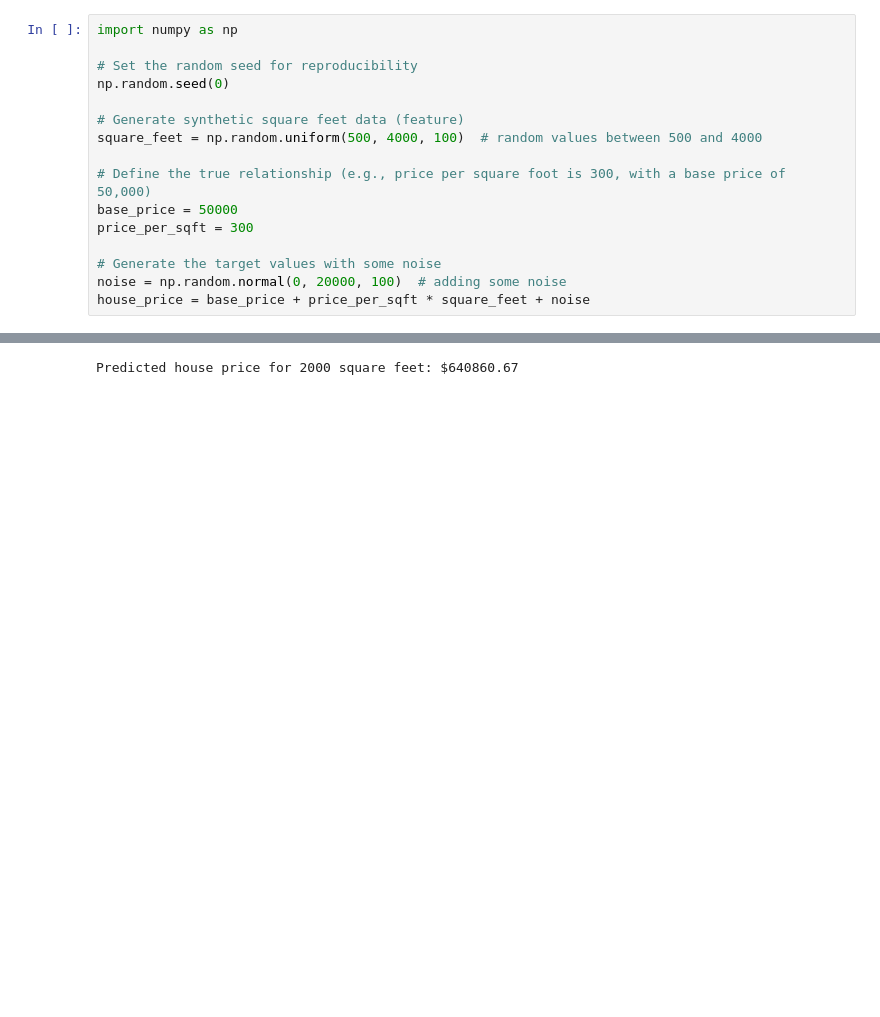
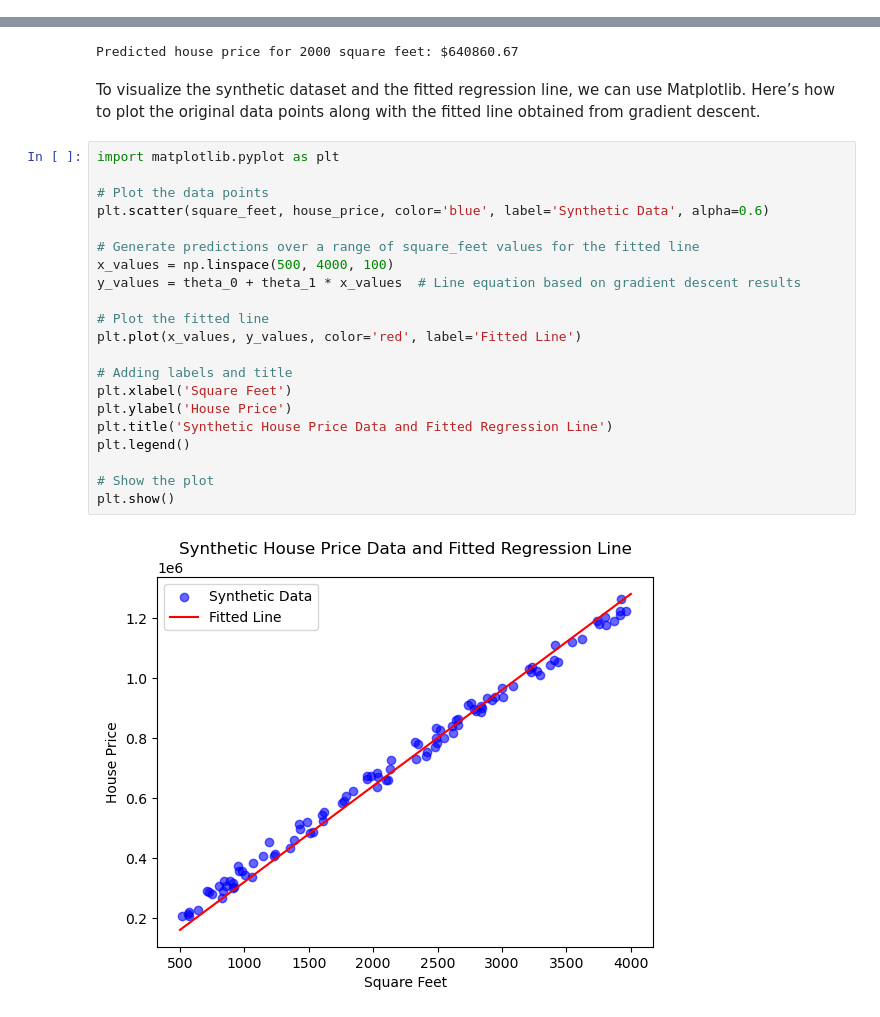
Before and after one commit to AILAB-CEFET-RJ/cic1205, a Jupyter notebook: notebooks/linear_regression.ipynb, the cells around one changed output, grey strips where cells are left out. Cells and saved outputs as stored; diff of their text form; blank space fills up the shorter version.

Commit message:
Update material on regression models

```diff
--- a/notebooks/linear_regression.ipynb
+++ b/notebooks/linear_regression.ipynb
@@ -49,16 +96,0 @@ This version implements linear regression using gradient descent, where the para
-# %%
-import numpy as np
-
-# Set the random seed for reproducibility
-np.random.seed(0)
-
-# Generate synthetic square feet data (feature)
-square_feet = np.random.uniform(500, 4000, 100)  # random values between 500 and 4000
-
-# Define the true relationship (e.g., price per square foot is 300, with a base price of 50,000)
-base_price = 50000
-price_per_sqft = 300
-
-# Generate the target values with some noise
-noise = np.random.normal(0, 20000, 100)  # adding some noise
-house_price = base_price + price_per_sqft * square_feet + noise
@@ -109,3 +156,28 @@ predicted_price = predict(sample_square_feet)
 print(f"Predicted house price for {sample_square_feet} square feet: ${predicted_price:.2f}")
 # %% [output]
 Predicted house price for 2000 square feet: $640860.67
+# %% [markdown]
+To visualize the synthetic dataset and the fitted regression line, we can use Matplotlib. Here’s how to plot the original data points along with the fitted line obtained from gradient descent.
+# %%
+import matplotlib.pyplot as plt
+
+# Plot the data points
+plt.scatter(square_feet, house_price, color='blue', label='Synthetic Data', alpha=0.6)
+
+# Generate predictions over a range of square_feet values for the fitted line
+x_values = np.linspace(500, 4000, 100)
+y_values = theta_0 + theta_1 * x_values  # Line equation based on gradient descent results
+
+# Plot the fitted line
+plt.plot(x_values, y_values, color='red', label='Fitted Line')
+
+# Adding labels and title
+plt.xlabel('Square Feet')
+plt.ylabel('House Price')
+plt.title('Synthetic House Price Data and Fitted Regression Line')
+plt.legend()
+
+# Show the plot
+plt.show()
+# %% [output]
+[figure, added]
```
Also changed, not shown: parts of 15 cells of this notebook, 3 other files.
